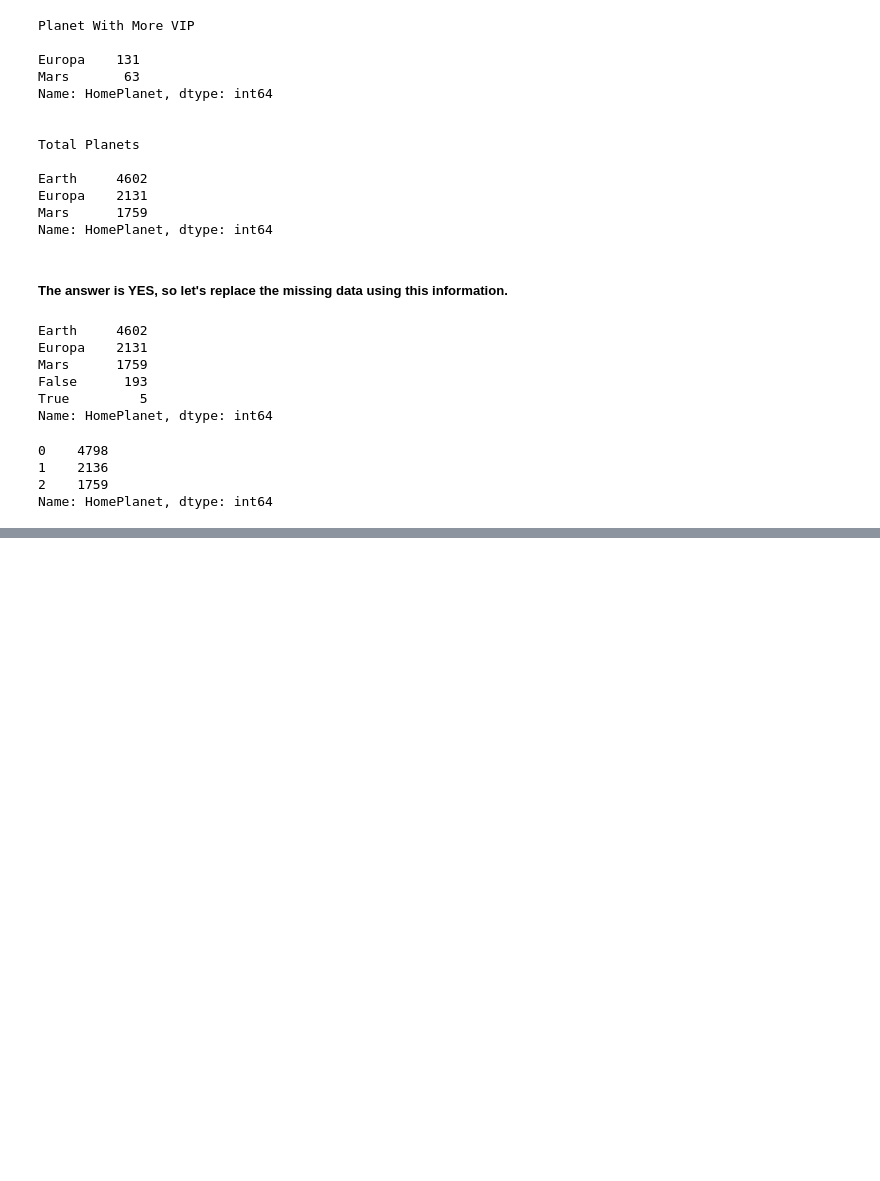
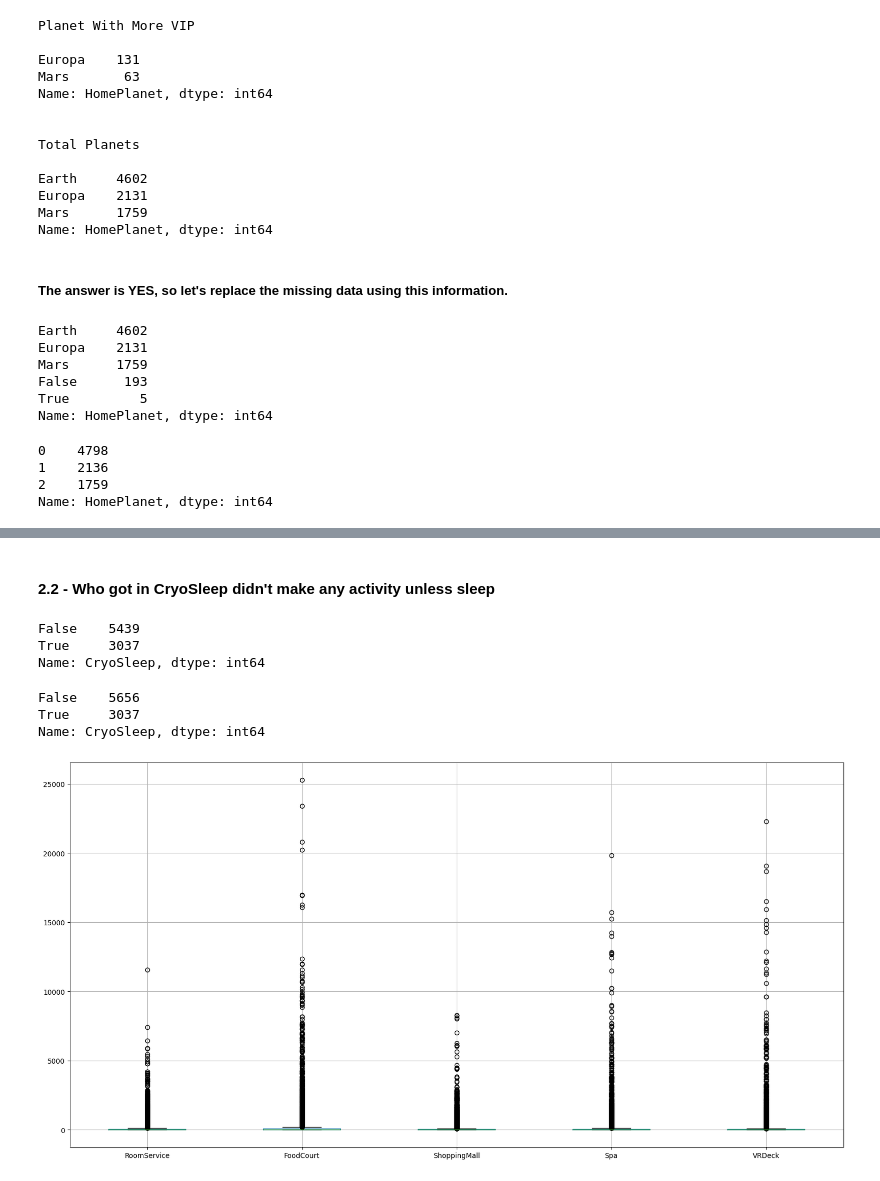
Before and after one commit to Mota-Scientist/Basic-Kaggle-Competitions, a Jupyter notebook: Spaceship_Titanic/spacial_titanic.ipynb, the cells around one changed output, grey strips where cells are left out. Cells and saved outputs as stored; diff of their text form; code cells hidden in the pictures; blank space fills up the shorter version.

```diff
--- a/Spaceship_Titanic/spacial_titanic.ipynb
+++ b/Spaceship_Titanic/spacial_titanic.ipynb
@@ -195,0 +210,3 @@ test['VIP'].fillna(test['HomePlanet'],inplace = True)
+# %%
+train['VIP'] = train['VIP'].map(transform_data_2)
+test['VIP'] = test['VIP'].map(transform_data_2)
@@ -195,0 +240,17 @@ test['VIP'].fillna(test['HomePlanet'],inplace = True)
+# %%
+# TRAPPIST-1e = 0
+# 55 Cancri e = 1
+# PSO J318.5-22 = 2
+
+def transform_data_3(value):
+        if value == 'TRAPPIST-1e':
+            return 0
+        elif value == '55 Cancri e':
+            return 1
+        elif value == 'PSO J318.5-22':
+            return 2
+        else:
+            return 0
+
+train['Destination'] = train['Destination'].map(transform_data_3)
+test['Destination'] = test['Destination'].map(transform_data_3)
@@ -195,0 +264,36 @@ test['VIP'].fillna(test['HomePlanet'],inplace = True)
+# %% [markdown]
+#### 2.2 - Who got in CryoSleep didn't make any activity unless sleep
+# %%
+train['CryoSleep'].value_counts()
+# %% [output]
+False    5439
+True     3037
+Name: CryoSleep, dtype: int64
+# %%
+train['CryoSleep'].fillna(False,inplace = True)
+test['CryoSleep'].fillna(False,inplace = True)
+# %%
+train['CryoSleep'].value_counts()
+# %% [output]
+False    5656
+True     3037
+Name: CryoSleep, dtype: int64
+# %%
+def transform_cryo(num):
+    if num == False:
+        return 0
+    else:
+        return 1
+train['CryoSleep'] = train['CryoSleep'].map(transform_cryo)
+test['CryoSleep'] = test['CryoSleep'].map(transform_cryo)
+# %%
+# Analysing The Quantity of outliers
+
+# Median = 0
+# Mode = 0
+
+plt.figure(figsize = (20,10))
+test.boxplot(column = ['RoomService','FoodCourt','ShoppingMall','Spa','VRDeck'])
+plt.show()
+# %% [output]
+[figure, added]
```
Also changed, not shown: parts of 30 cells of this notebook.
